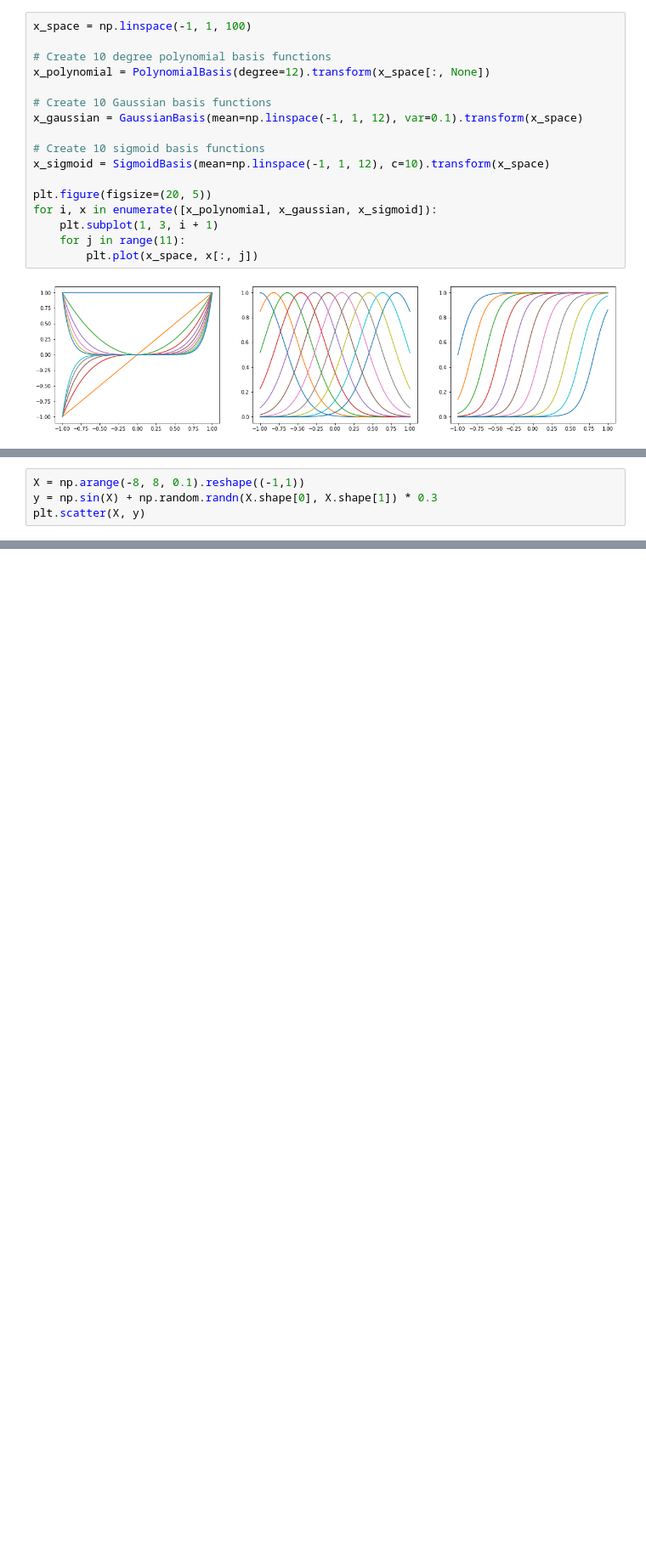
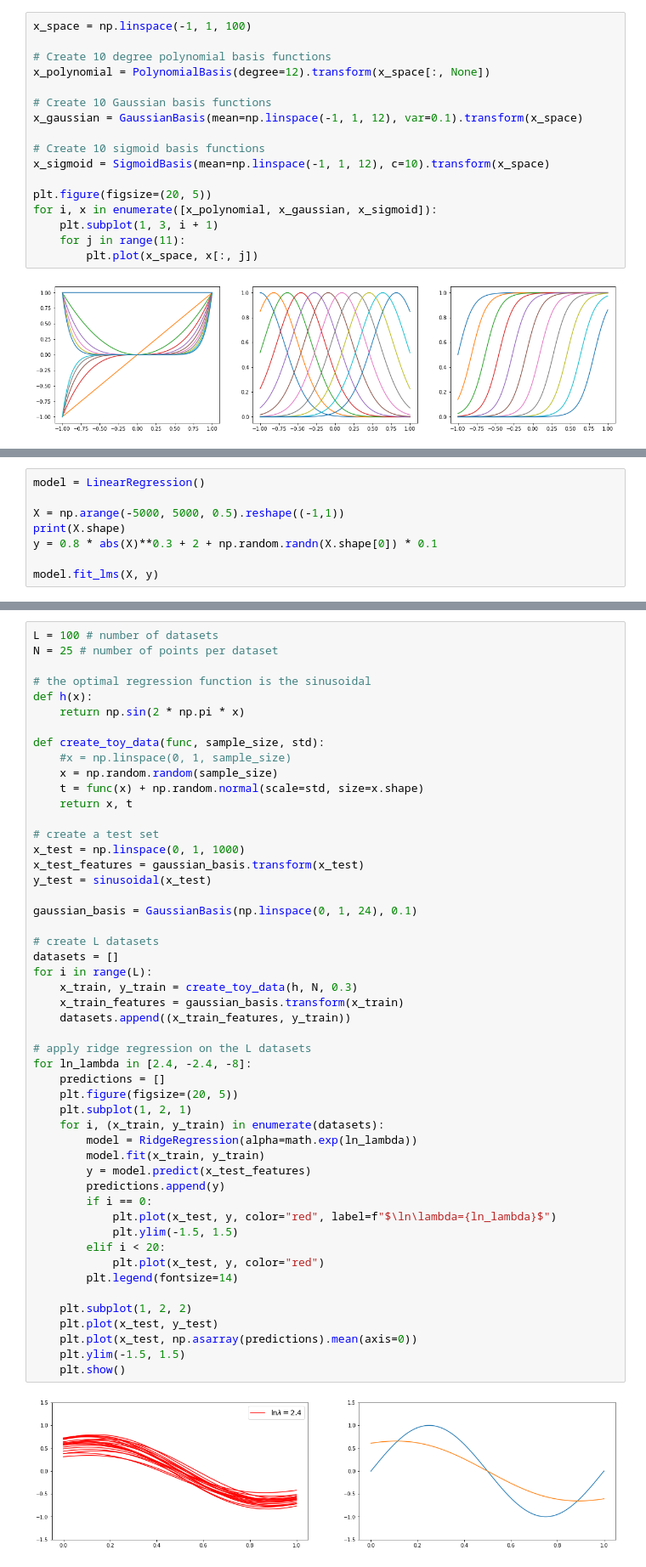
Before and after one commit to vagmcs/PRML, a Jupyter notebook: notebooks/ch3_linear_models_for_regression.ipynb, the cells around one changed output, grey strips where cells are left out. Shown at 85% size. Cells and saved outputs as stored; diff of their text form; blank space fills up the shorter version.

```diff
--- a/notebooks/ch3_linear_models_for_regression.ipynb
+++ b/notebooks/ch3_linear_models_for_regression.ipynb
@@ -154,5 +216,9 @@ $$
 # %%
-X = np.arange(-8, 8, 0.1).reshape((-1,1))
-y = np.sin(X) + np.random.randn(X.shape[0], X.shape[1]) * 0.3
-plt.scatter(X, y)
+model = LinearRegression()
+
+X = np.arange(-5000, 5000, 0.5).reshape((-1,1))
+print(X.shape)
+y = 0.8 * abs(X)**0.3 + 2 + np.random.randn(X.shape[0]) * 0.1
+
+model.fit_lms(X, y)
 # %% [output]
@@ -160,0 +365,52 @@ plt.scatter(X, y)
+# %%
+L = 100 # number of datasets
+N = 25 # number of points per dataset
+
+# the optimal regression function is the sinusoidal
+def h(x):
+    return np.sin(2 * np.pi * x)
+
+def create_toy_data(func, sample_size, std):
+    #x = np.linspace(0, 1, sample_size)
+    x = np.random.random(sample_size)
+    t = func(x) + np.random.normal(scale=std, size=x.shape)
+    return x, t
+
+# create a test set
+x_test = np.linspace(0, 1, 1000)
+x_test_features = gaussian_basis.transform(x_test)
+y_test = sinusoidal(x_test)
+
+gaussian_basis = GaussianBasis(np.linspace(0, 1, 24), 0.1)
+
+# create L datasets
+datasets = []
+for i in range(L):
+    x_train, y_train = create_toy_data(h, N, 0.3)
+    x_train_features = gaussian_basis.transform(x_train)
+    datasets.append((x_train_features, y_train))
+
+# apply ridge regression on the L datasets
+for ln_lambda in [2.4, -2.4, -8]:
+    predictions = []
+    plt.figure(figsize=(20, 5))
+    plt.subplot(1, 2, 1)
+    for i, (x_train, y_train) in enumerate(datasets):
+        model = RidgeRegression(alpha=math.exp(ln_lambda))
+        model.fit(x_train, y_train)
+        y = model.predict(x_test_features)
+        predictions.append(y)
+        if i == 0:
+            plt.plot(x_test, y, color="red", label=f"$\ln\lambda={ln_lambda}$")
+            plt.ylim(-1.5, 1.5)
+        elif i < 20:
+            plt.plot(x_test, y, color="red")
+        plt.legend(fontsize=14)
+
+    plt.subplot(1, 2, 2)
+    plt.plot(x_test, y_test)
+    plt.plot(x_test, np.asarray(predictions).mean(axis=0))
+    plt.ylim(-1.5, 1.5)
+    plt.show()
+# %% [output]
+[figure, added]
```
Also changed, not shown: parts of 10 cells of this notebook.
